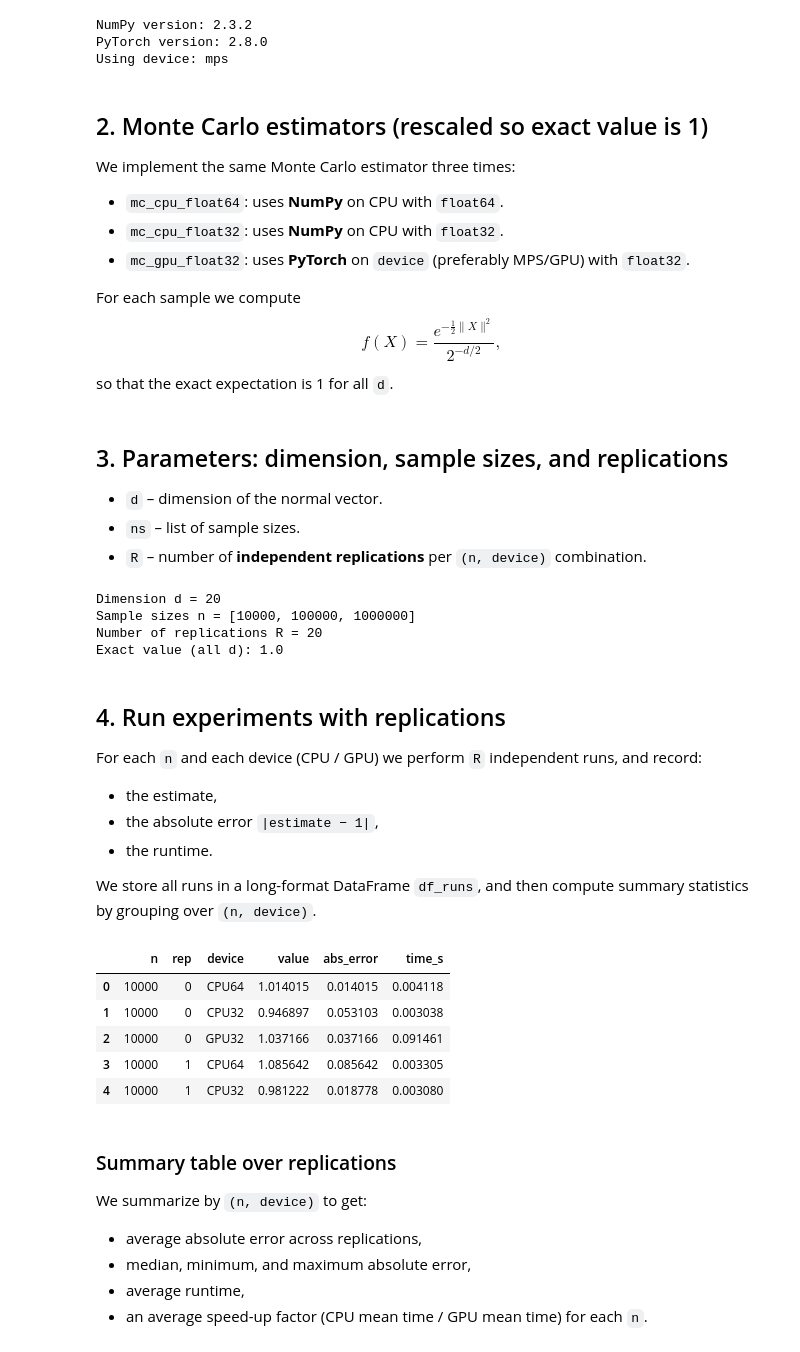
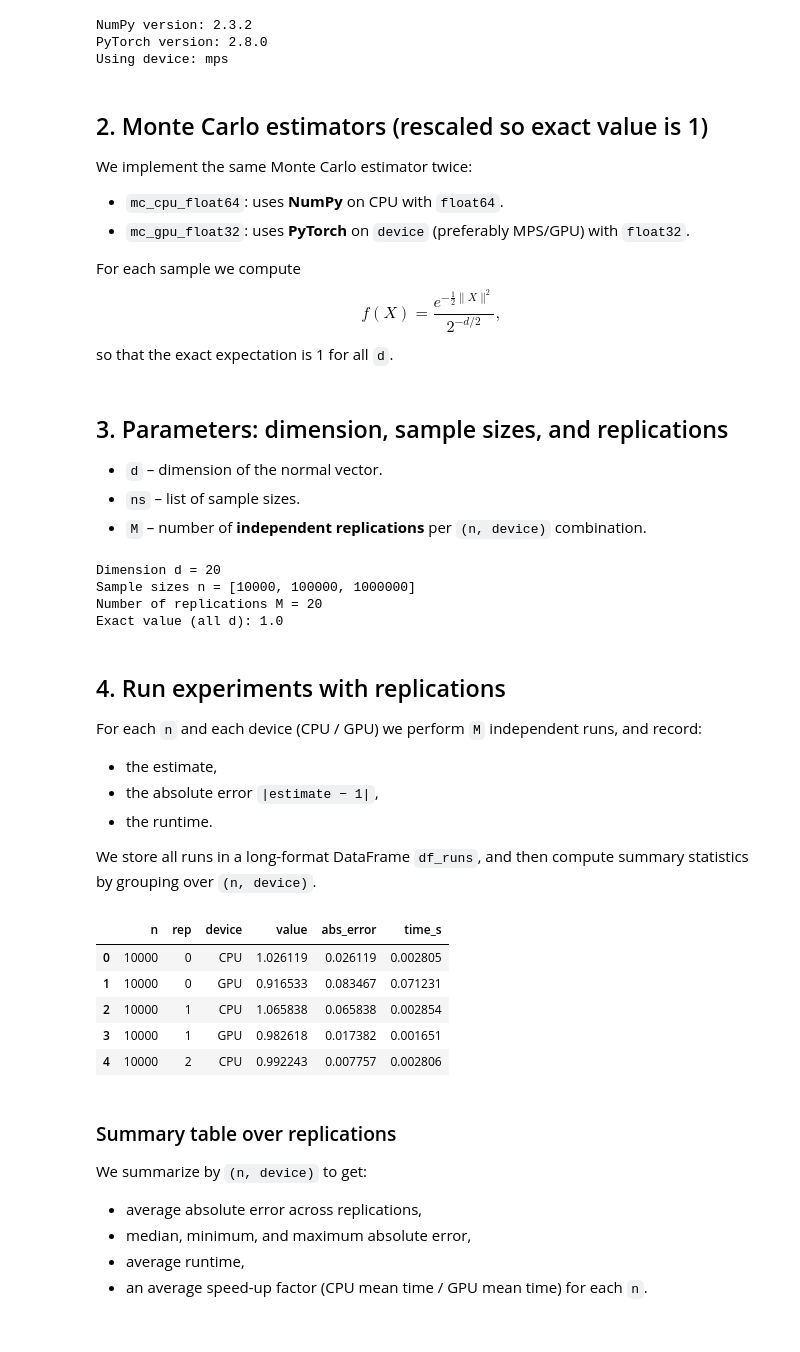
Before and after one commit to QMCSoftware/MATH565Fall2025, a Jupyter notebook: notebooks/GPU_MonteCarlo_Demo.ipynb, the cells around one changed output. Drawn from its saved outputs; the diff is of its cells as text; code cells hidden in the pictures.

```diff
--- a/notebooks/GPU_MonteCarlo_Demo.ipynb
+++ b/notebooks/GPU_MonteCarlo_Demo.ipynb
@@ -39,9 +39,12 @@ print("PyTorch version:", torch.__version__)
 if torch.backends.mps.is_available():
     device = torch.device("mps")
     print("Using device:", device)
+elif torch.cuda.is_available():
+    device = torch.device("cuda")
+    print("Using device:", device)
 else:
     device = torch.device("cpu")
-    print("MPS not available – using CPU only (no real GPU speed-up will be visible).")
+    print("No GPU backend found – using CPU only (no real GPU speed-up will be visible).")
 # %% [output]
 NumPy version: 2.3.2
 PyTorch version: 2.8.0
@@ -49,10 +52,9 @@ Using device: mps
 # %% [markdown]
 ## 2. Monte Carlo estimators (rescaled so exact value is 1)
 
-We implement the same Monte Carlo estimator three times:
+We implement the same Monte Carlo estimator twice:
 
 - `mc_cpu_float64`: uses **NumPy** on CPU with `float64`.
-- `mc_cpu_float32`: uses **NumPy** on CPU with `float32`.
 - `mc_gpu_float32`: uses **PyTorch** on `device` (preferably MPS/GPU) with `float32`.
 
 For each sample we compute
@@ -110,26 +116,26 @@ def time_run(func, *args, **kwargs):
 
 - `d` – dimension of the normal vector.
 - `ns` – list of sample sizes.
-- `R` – number of **independent replications** per `(n, device)` combination.
+- `M` – number of **independent replications** per `(n, device)` combination.
 # %%
 d = 20                 # dimension of the normal vector
 ns = [10_000, 100_000, 1_000_000]
-R = 20                 # number of replications per n (change as desired)
+M = 20                 # number of replications per n (change as desired)
 
 exact_value = 1.0
 print("Dimension d =", d)
 print("Sample sizes n =", ns)
-print("Number of replications R =", R)
+print("Number of replications M =", M)
 print("Exact value (all d):", exact_value)
 # %% [output]
 Dimension d = 20
 Sample sizes n = [10000, 100000, 1000000]
-Number of replications R = 20
+Number of replications M = 20
 Exact value (all d): 1.0
 # %% [markdown]
 ## 4. Run experiments with replications
 
-For each `n` and each device (CPU / GPU) we perform `R` independent runs, and record:
+For each `n` and each device (CPU / GPU) we perform `M` independent runs, and record:
 
 - the estimate,
 - the absolute error `|estimate − 1|`,
@@ -140,59 +146,45 @@ by grouping over `(n, device)`.
 # %%
 records = []
 
 for n in ns:
-    for r in range(R):
-        # CPU float64 run
-        val_cpu64, t_cpu64 = time_run(mc_cpu_float64, n, d)
-        err_cpu64 = abs(val_cpu64 - exact_value)
+    for m in range(M):
+        # CPU run
+        val_cpu, t_cpu = time_run(mc_cpu_float64, n, d, sync_gpu=False)
+        err_cpu = abs(val_cpu - exact_value)
         records.append(
             {
                 "n": n,
-                "rep": r,
-                "device": "CPU64",
-                "value": val_cpu64,
-                "abs_error": err_cpu64,
-                "time_s": t_cpu64,
+                "rep": m,
+                "device": "CPU",
+                "value": val_cpu,
+                "abs_error": err_cpu,
+                "time_s": t_cpu,
             }
         )
 
-        # CPU float32 run
-        val_cpu32, t_cpu32 = time_run(mc_cpu_float32, n, d)
-        err_cpu32 = abs(val_cpu32 - exact_value)
+        # GPU run
+        val_gpu, t_gpu = time_run(mc_gpu_float32, n, d, sync_gpu=True)
+        err_gpu = abs(val_gpu - exact_value)
         records.append(
             {
                 "n": n,
-                "rep": r,
-                "device": "CPU32",
-                "value": val_cpu32,
-                "abs_error": err_cpu32,
-                "time_s": t_cpu32,
-            }
-        )
-
-        # GPU float32 run
-        val_gpu32, t_gpu32 = time_run(mc_gpu_float32, n, d)
-        err_gpu32 = abs(val_gpu32 - exact_value)
-        records.append(
-            {
-                "n": n,
-                "rep": r,
-                "device": "GPU32",
-                "value": val_gpu32,
-                "abs_error": err_gpu32,
-                "time_s": t_gpu32,
+                "rep": m,
+                "device": "GPU",
+                "value": val_gpu,
+                "abs_error": err_gpu,
+                "time_s": t_gpu,
             }
         )
 
 df_runs = pd.DataFrame.from_records(records)
 df_runs.head()
 # %% [output]
 |  | n | rep | device | value | abs_error | time_s |
-| 0 | 10000 | 0 | CPU64 | 1.014015 | 0.014015 | 0.004118 |
-| 1 | 10000 | 0 | CPU32 | 0.946897 | 0.053103 | 0.003038 |
-| 2 | 10000 | 0 | GPU32 | 1.037166 | 0.037166 | 0.091461 |
-| 3 | 10000 | 1 | CPU64 | 1.085642 | 0.085642 | 0.003305 |
-| 4 | 10000 | 1 | CPU32 | 0.981222 | 0.018778 | 0.003080 |
+| 0 | 10000 | 0 | CPU | 1.026119 | 0.026119 | 0.002805 |
+| 1 | 10000 | 0 | GPU | 0.916533 | 0.083467 | 0.071231 |
+| 2 | 10000 | 1 | CPU | 1.065838 | 0.065838 | 0.002854 |
+| 3 | 10000 | 1 | GPU | 0.982618 | 0.017382 | 0.001651 |
+| 4 | 10000 | 2 | CPU | 0.992243 | 0.007757 | 0.002806 |
 # %% [markdown]
 ### Summary table over replications
 
```
Also changed, not shown: parts of 16 cells of this notebook, 1 other file.
